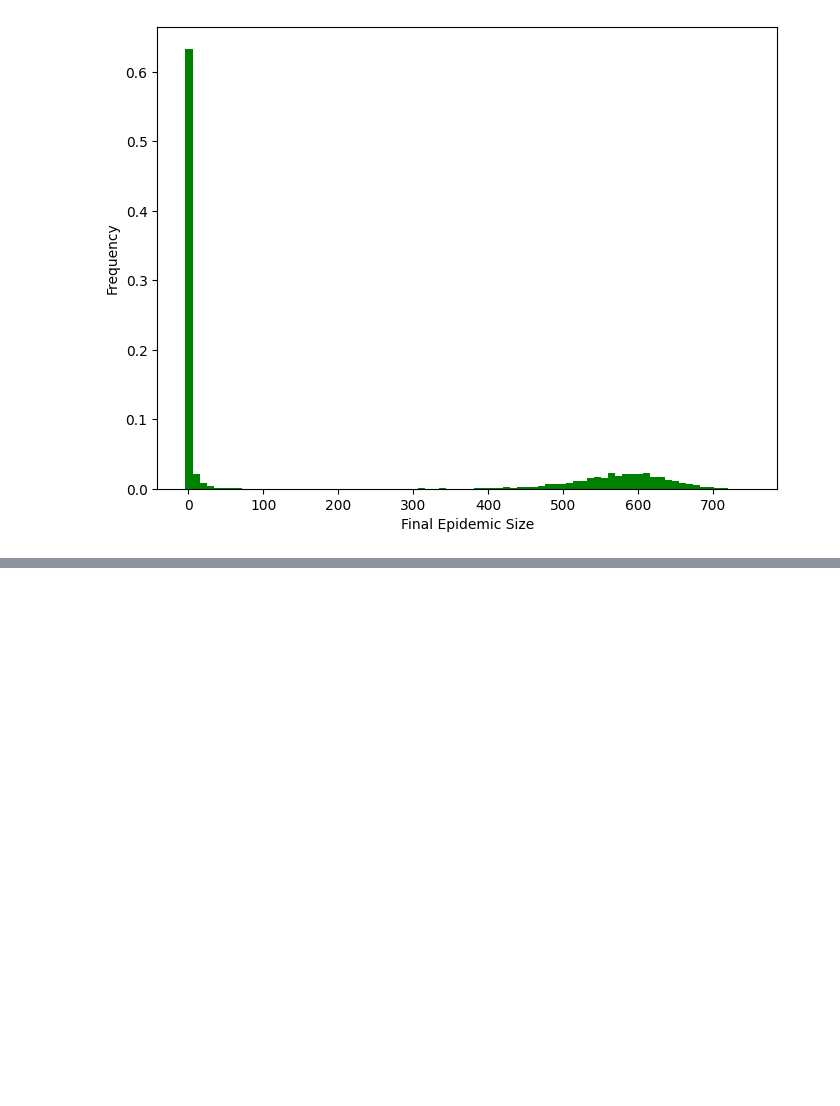
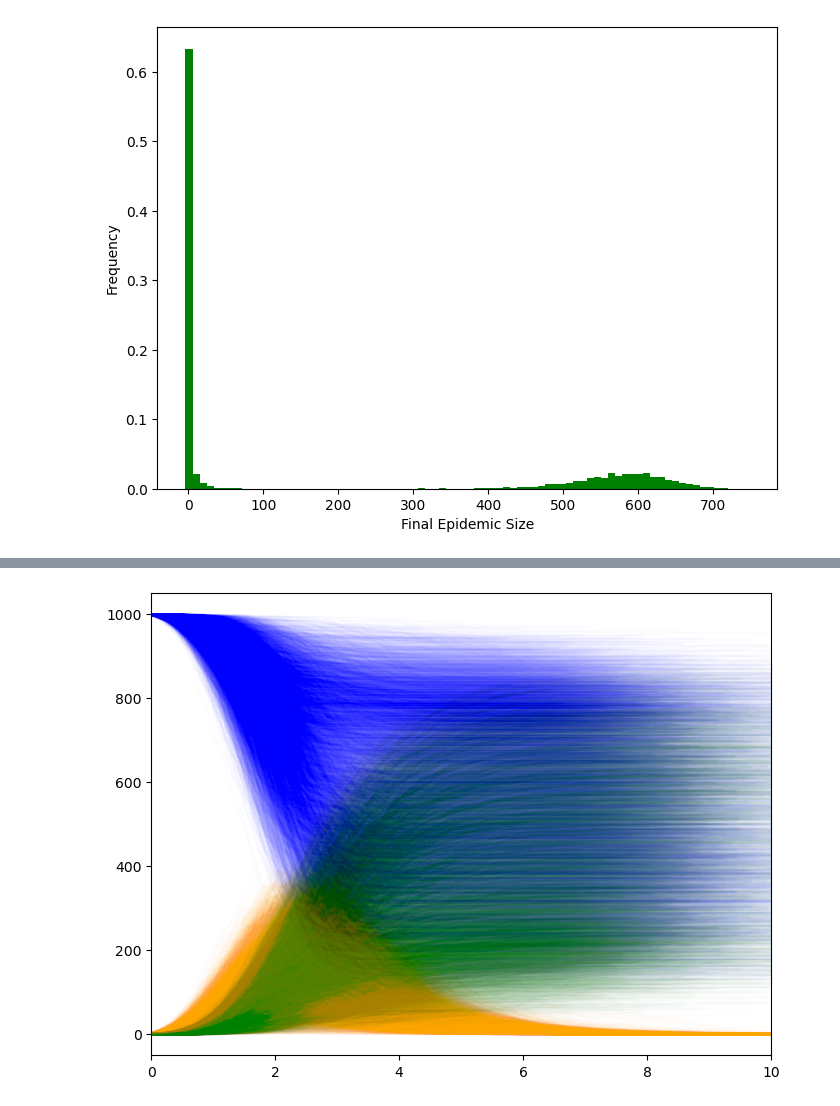
Before and after one commit to skomuro/Spreading_processes_on_networks, a Jupyter notebook: notebooks/SIR on network .ipynb, the cells around one changed output, grey strips where cells are left out. Drawn from its saved outputs; the diff is of its cells as text; code cells hidden in the pictures; blank space fills up the shorter version.

```diff
--- a/notebooks/SIR on network .ipynb
+++ b/notebooks/SIR on network .ipynb
@@ -231,0 +168,19 @@ def one_simulation():
+# %%
+def lattice_coordinates_converter(node):
+    return node[0] * 100 + node[1] * 10 + node[2]
+# %%
+def lattice_compute_T(states, G):
+    Rn_I = np.zeros(len(G.nodes()))
+    Rn_S = np.zeros(len(G.nodes()))
+    for node in G.nodes():
+        num = lattice_coordinates_converter(node)
+        if states[num] == "I":
+            Rn_I[num] = gamma
+        elif states[num] == "S":
+            neighbors_list = [item for item in G.neighbors(node)]
+            for neighbor in neighbors_list:
+                neighbor_num = lattice_coordinates_converter(neighbor)
+                if states[neighbor_num] == "I":
+                    Rn_S[num] +=  tau
+
+    return Rn_I, Rn_S
@@ -231,0 +227,13 @@ def one_simulation():
+# %%
+latticeS = []
+latticeI = []
+latticeR = []
+latticeTimes = []
+# %%
+for j in range(10000):
+    s, i, r, ts = lattice_one_simulation(Lattice, 1)
+    latticeS.append(s)
+    latticeI.append(i)
+    latticeR.append(r)
+    latticeTimes.append(ts)
+    print(j)
@@ -231,0 +263,10 @@ def one_simulation():
+# %%
+plt.figure(figsize=(8, 6))
+for j in range(10000):
+    plt.xlim(0,10)
+    plt.plot(latticeTimes[j], latticeS[j], alpha = 0.01, color = "blue")
+    plt.plot(latticeTimes[j], latticeI[j], alpha = 0.01, color = "orange")
+    plt.plot(latticeTimes[j], latticeR[j], alpha = 0.01, color = "green")
+plt.savefig("../figures/SIR/stochastic_with_network/lattice/lattice_sir")
+# %% [output]
+[figure, added]
```
Also changed, not shown: parts of 50 cells of this notebook, 35 other files.
